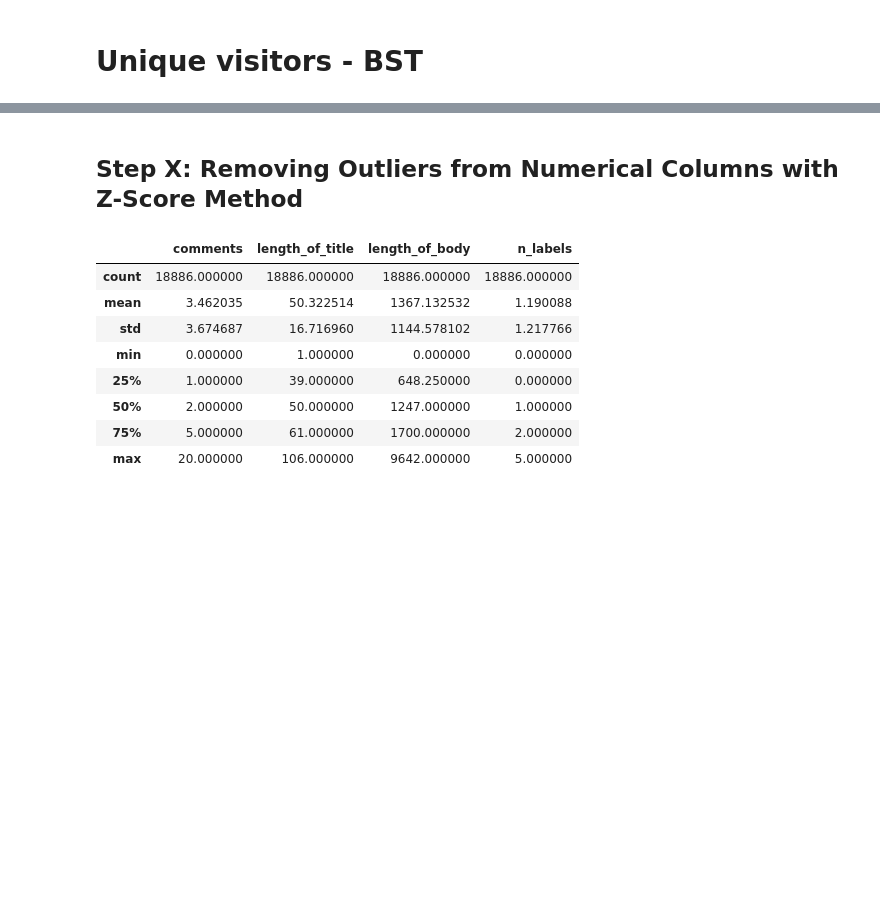
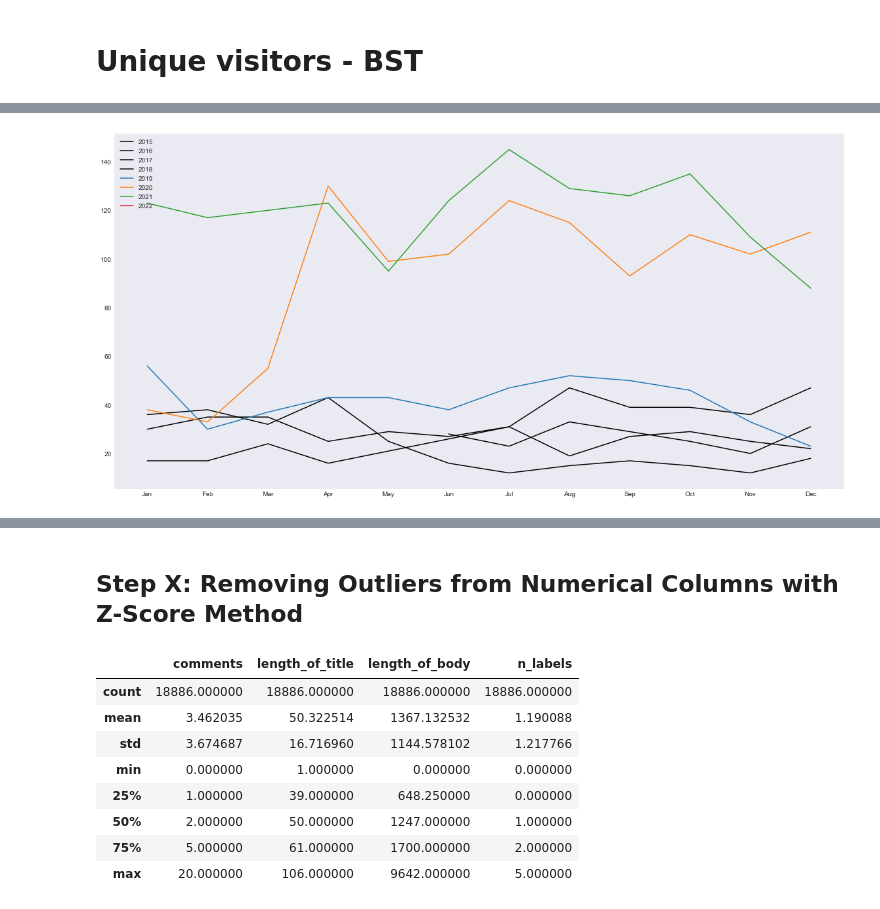
Before and after one commit to AmirZahre/Github_Org_Repo_Analysis, a Jupyter notebook: astronomer_V1.ipynb, the cells around one changed output, grey strips where cells are left out. Cells and saved outputs as stored; diff of their text form; code cells hidden in the pictures; blank space fills up the shorter version.

```diff
--- a/astronomer_V1.ipynb
+++ b/astronomer_V1.ipynb
@@ -539,6 +474,7 @@ for index, row in df_rev.iterrows():
 # Add the two lists from above into a DF
 x = pd.Series(unique_date)
 y = pd.Series(unique_ID)
+headers = ['unique_date','unique_ID']
 df_unique = pd.concat([x,y], axis=1, keys=headers)
 
 # Return the user_ID type into a string
@@ -617,0 +498,11 @@ plt.show()
+# %%
+df_unique['year'] = df_unique.unique_date.apply(lambda x: x.year)
+df_unique['month'] = df_unique.unique_date.apply(lambda x: x.month)
+# %%
+monthly_unique = (df_unique.groupby([df_unique.year, df_unique.month])
+           .size()
+           .rename_axis(index=['year', 'month'],)
+           .reset_index())
+
+monthly_unique.columns.values[2] = "number_of_unique_visitors"
+monthly_unique
@@ -617,0 +523,33 @@ plt.show()
+# %%
+fig, ax = plt.subplots(nrows=1, ncols=1, figsize=(20,10))
+
+
+# plotting for each year, by month
+# years prior to, and including, 2019
+years = [2015, 2016, 2017, 2018]
+i = 0
+for year in years:
+    sub = monthly_unique[monthly_unique['year'] == year]
+    ax.plot(sub['month'], sub['number_of_unique_visitors'], label=year, c='black')
+    i += 1
+
+
+# years of 2019 to present
+years = [2019,2020, 2021, 2022]
+i = 0
+for year in years:
+    sub = monthly_unique[monthly_unique['year'] == year]
+    ax.plot(sub['month'], sub['number_of_unique_visitors'], label=year)
+    i += 1
+
+# x-axis ticks
+plt.gca().xaxis.set_major_formatter(mtick.FuncFormatter(lambda x,p:getMonthName(x)))
+ax.set_xticks(np.arange(1, 13, 1.0))
+
+# legend
+ax.legend(loc="upper left")
+
+plt.style.use('seaborn-dark')
+plt.show()
+# %% [output]
+[figure, added]
```
Also changed, not shown: parts of 50 cells of this notebook.
